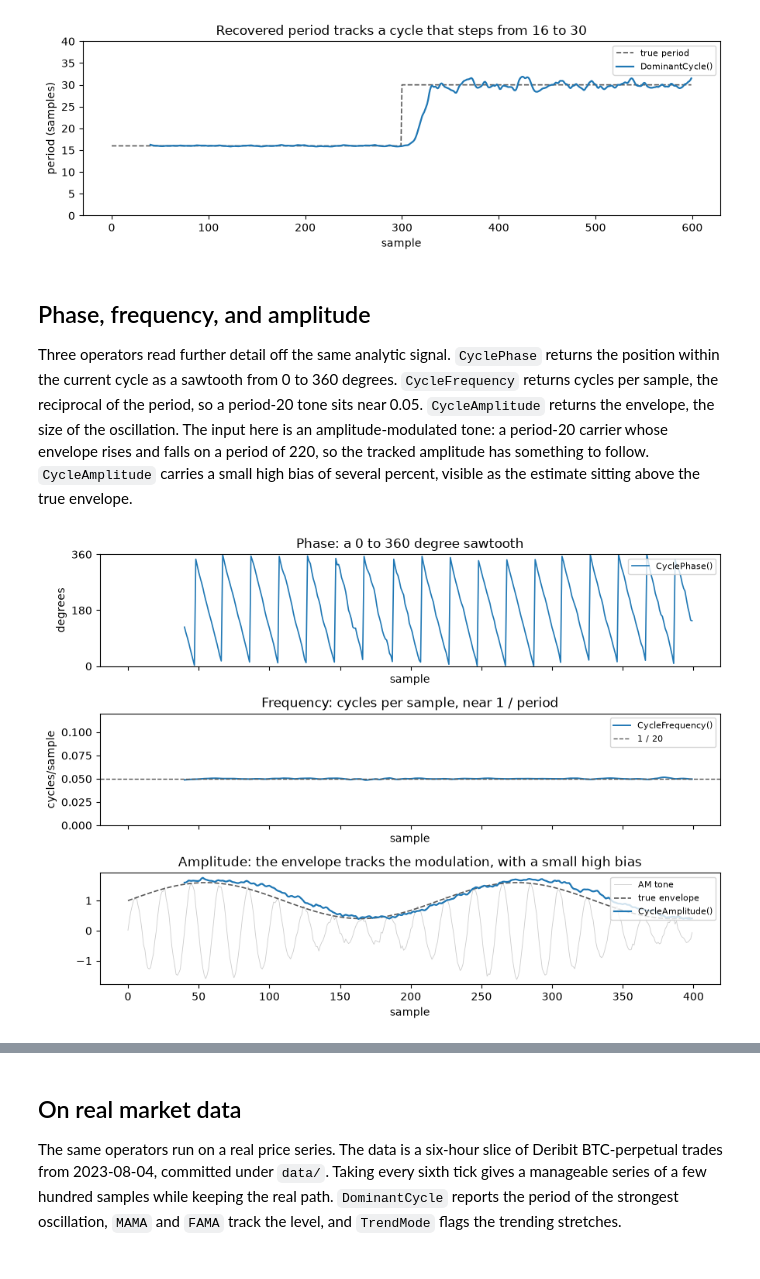
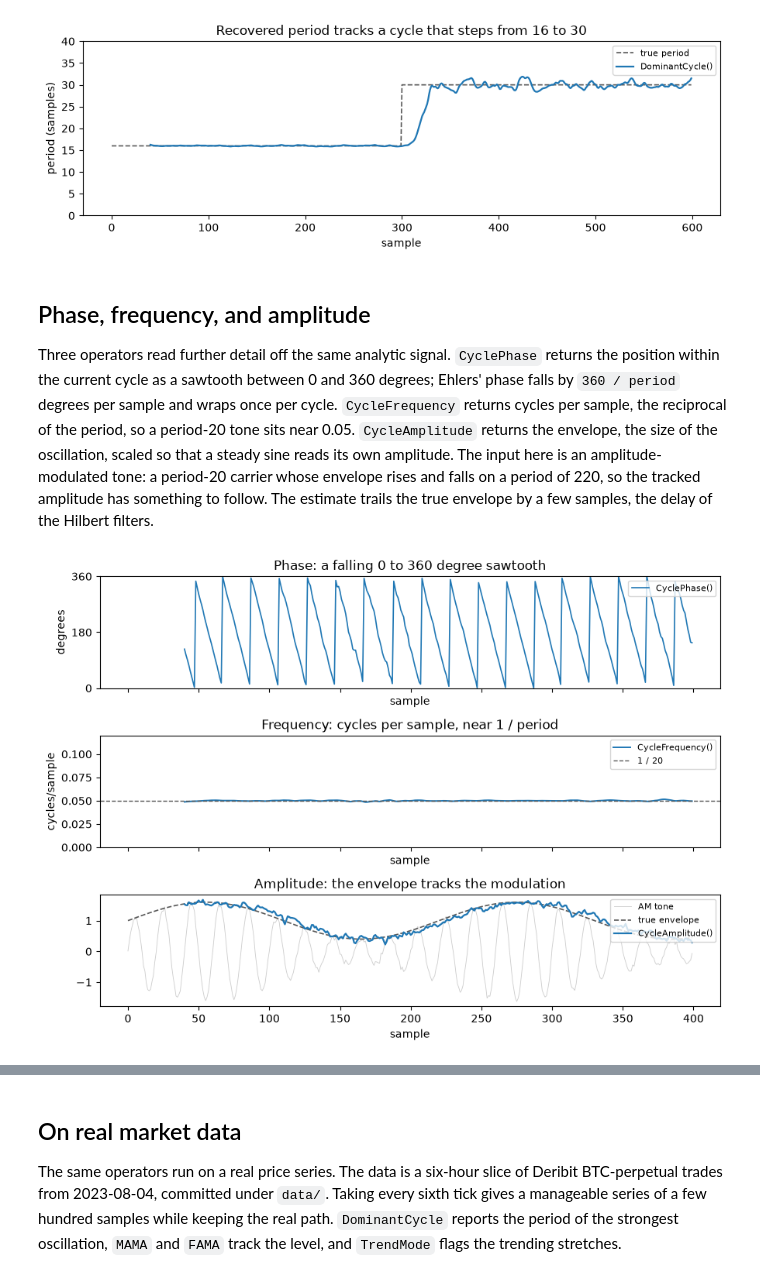
Before and after one commit to screamer-labs/screamer, a Jupyter notebook: docs/notebooks/19-cycle-and-spectral-analysis.ipynb, the cells around one changed output, grey strips where cells are left out. Drawn from its saved outputs; the diff is of its cells as text; code cells hidden in the pictures.

```diff
--- a/docs/notebooks/19-cycle-and-spectral-analysis.ipynb
+++ b/docs/notebooks/19-cycle-and-spectral-analysis.ipynb
@@ -95,42 +95,43 @@ plt.tight_layout()
 ## Phase, frequency, and amplitude
 
 Three operators read further detail off the same analytic signal.
-`CyclePhase` returns the position within the current cycle as a sawtooth from 0
-to 360 degrees. `CycleFrequency` returns cycles per sample, the reciprocal of the
-period, so a period-20 tone sits near 0.05. `CycleAmplitude` returns the envelope,
-the size of the oscillation. The input here is an amplitude-modulated tone: a
+`CyclePhase` returns the position within the current cycle as a sawtooth
+between 0 and 360 degrees; Ehlers' phase falls by `360 / period` degrees per
+sample and wraps once per cycle. `CycleFrequency` returns cycles per sample, the
+reciprocal of the period, so a period-20 tone sits near 0.05. `CycleAmplitude`
+returns the envelope, the size of the oscillation, scaled so that a steady sine
+reads its own amplitude. The input here is an amplitude-modulated tone: a
 period-20 carrier whose envelope rises and falls on a period of 220, so the
-tracked amplitude has something to follow. `CycleAmplitude` carries a small high
-bias of several percent, visible as the estimate sitting above the true
-envelope.
+tracked amplitude has something to follow. The estimate trails the true
+envelope by a few samples, the delay of the Hilbert filters.
 # %%
 k = 400
 tt = np.arange(k)
 envelope = 1.0 + 0.6 * np.sin(2 * np.pi * tt / 220)
 am_tone = envelope * np.sin(2 * np.pi * tt / 20) + 0.05 * rng.standard_normal(k)
 
 phase = CyclePhase()(am_tone)
 freq = CycleFrequency()(am_tone)
 amp = CycleAmplitude()(am_tone)
 
 fig, (axp, axf, axa) = plt.subplots(3, 1, figsize=(9, 6.5), sharex=True)
 axp.plot(phase, lw=1.2, color="C0", label="CyclePhase()")
 axp.set_ylim(0, 360)
 axp.set_yticks([0, 180, 360])
-finish(axp, "Phase: a 0 to 360 degree sawtooth", ylabel="degrees")
+finish(axp, "Phase: a falling 0 to 360 degree sawtooth", ylabel="degrees")
 
 axf.plot(freq, lw=1.4, color="C0", label="CycleFrequency()")
 axf.axhline(1 / 20, color="0.35", ls="--", lw=1.0, label="1 / 20")
 axf.set_ylim(0, 0.12)
 finish(axf, "Frequency: cycles per sample, near 1 / period", ylabel="cycles/sample")
 
 axa.plot(am_tone, lw=0.6, color="0.8", label="AM tone")
 axa.plot(envelope, lw=1.2, color="0.35", ls="--", label="true envelope")
 axa.plot(amp, lw=1.6, color="C0", label="CycleAmplitude()")
-finish(axa, "Amplitude: the envelope tracks the modulation, with a small high bias")
+finish(axa, "Amplitude: the envelope tracks the modulation")
 plt.tight_layout()
 # %% [output]
-[figure, old version]
+[figure, new version]
 # %% [markdown]
 ## Sinewave indicator and trend mode
 
```
Also changed, not shown: parts of 6 cells of this notebook, 48 other files.
